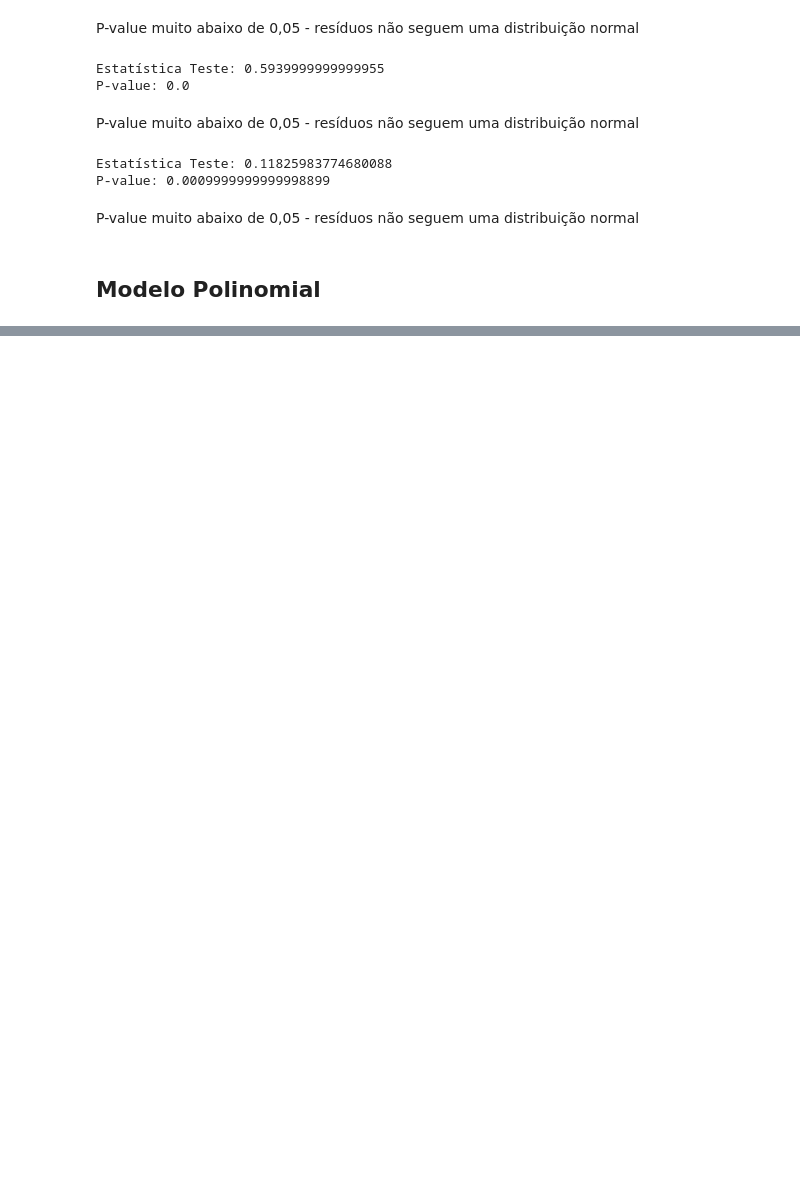
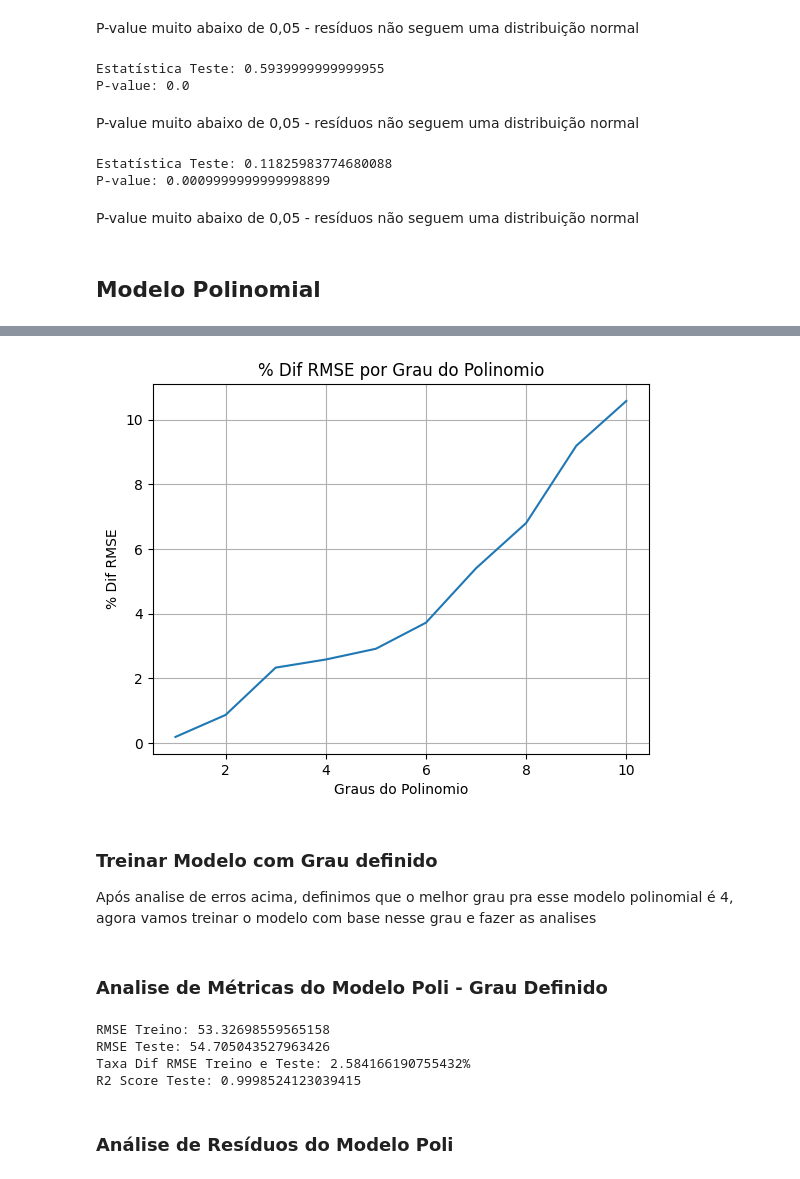
Before and after one commit to denniscosta13/inteligencia_artificial, a Jupyter notebook: poly_reg/modelo_salario.ipynb, the cells around one changed output, grey strips where cells are left out. Saved outputs shown, nothing was run; the diff lists cells and outputs as text; code cells hidden in the pictures; blank space fills up the shorter version.

Commit message:
regressao polinomial

```diff
--- a/poly_reg/modelo_salario.ipynb
+++ b/poly_reg/modelo_salario.ipynb
@@ -352,0 +488,16 @@ P-value muito abaixo de 0,05 - resíduos não seguem uma distribuição normal
+# %%
+# Plotar gráfico para comparar % de diferença de RMSE (treino e teste)
+#plt.figure(figsize=(12,8))
+plt.plot(poly_degrees, percentual_rmse_values, label='% Dif RMSE Treino e Teste')
+#plt.plot(poly_degrees, rmse_test_values, label='RMSE (Teste)')
+plt.xlabel('Graus do Polinomio')
+plt.ylabel('% Dif RMSE')
+plt.title('% Dif RMSE por Grau do Polinomio')
+#plt.legend()
+plt.grid(True)
+plt.show()
+# %% [output]
+[figure, added]
+# %% [markdown]
+### Treinar Modelo com Grau definido
+Após analise de erros acima, definimos que o melhor grau pra esse modelo polinomial é 4, agora vamos treinar o modelo com base nesse grau e fazer as analises
@@ -352,0 +602,14 @@ P-value muito abaixo de 0,05 - resíduos não seguem uma distribuição normal
+# %% [markdown]
+### Analise de Métricas do Modelo Poli - Grau Definido
+# %%
+print(f'RMSE Treino: {rmse_train_final}')
+print(f'RMSE Teste: {rmse_test_final}')
+print(f'Taxa Dif RMSE Treino e Teste: {percentual_rmse_final}%')
+print(f'R2 Score Teste: {r2score_test_final}')
+# %% [output]
+RMSE Treino: 53.32698559565158
+RMSE Teste: 54.705043527963426
+Taxa Dif RMSE Treino e Teste: 2.584166190755432%
+R2 Score Teste: 0.9998524123039415
+# %% [markdown]
+### Análise de Resíduos do Modelo Poli
```
Also changed, not shown: parts of 24 cells of this notebook, 1 other file.
